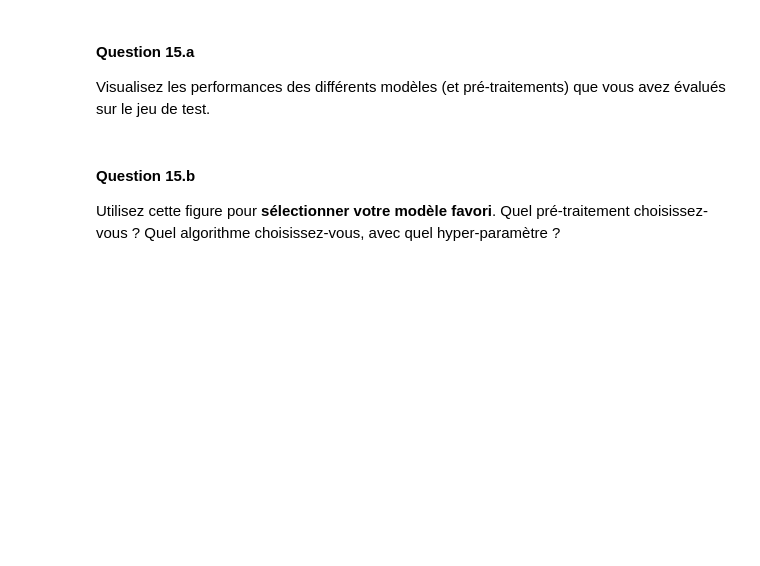
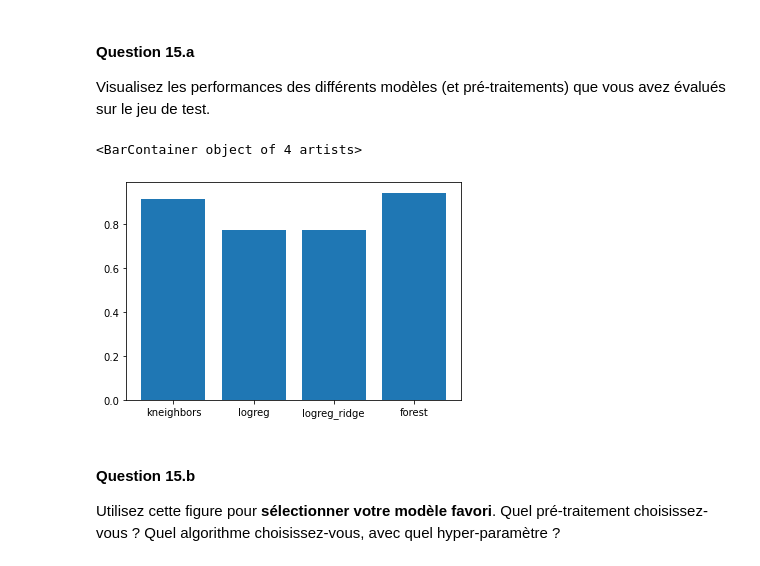
Before and after one commit to MariusAlonso/Projet_SDD, a Jupyter notebook: Projet.ipynb, the cells around one changed output. Saved outputs shown, nothing was run; the diff lists cells and outputs as text; code cells hidden in the pictures; blank space fills up the shorter version.

```diff
--- a/Projet.ipynb
+++ b/Projet.ipynb
@@ -236,3 +276,6 @@ __Conseils :__
 # %% [markdown]
 #### Question 11.b
 Évaluez le F-score de cette régression logistique non-régularisée sur le jeu de test.
+# %%
+logreg_score = metrics.f1_score(y_pred_test, y_test)
+print("F1-score: %.2f" % logreg_score)
@@ -245,3 +317,10 @@ Déterminez par validation croisée une valeur optimale du coefficient de régul
 # %% [markdown]
 #### Question 13.b
 Quel est le F-score, sur le jeu de test, d'une régression logistique avec régularisation ridge et ce coefficient de régularisation optimal, entraînée sur le jeu d'entraînement ?
+# %%
+logreg_ridge = LogisticRegression(penalty='l2', C=1/alpha_max)
+logreg_ridge.fit(X_train_preprocessed, y_train)
+y_pred_test = logreg_ridge.predict(X_test_preprocessed)
+
+logreg_ridge_score = metrics.f1_score(y_pred_test, y_test)
+print("F1-score: %.2f" % logreg_ridge_score)
@@ -256,3 +341,21 @@ Entraînez une forêt aléatoire sur le jeu d'entraînement et évaluez son F-sc
 __Conseils :__
 * Vous trouverez les outils nécessaires dans la classe `RandomForestClassifier` du module `ensemble` de `scikit-learn`.
 * Choisissez le nombre d'arbres par validation croisée.
+# %%
+# define model and alpha values to evaluate
+forest = RandomForestClassifier()
+n_estimators = np.logspace(0.5,2.5,5).astype(int)
+
+# define gridsearch
+tuned_parameters = [{'n_estimators': n_estimators}]
+nb_folds = 5
+grid = GridSearchCV(forest, tuned_parameters, cv=nb_folds, refit=False)
+
+# run gridsearch
+grid.fit(X_train_preprocessed, y_train)
+
+# get adjusted R2
+scores = grid.cv_results_['mean_test_score']
+n_estimators_max = n_estimators[scores.argmax()]
+print(scores)
+print(n_estimators_max, scores.max())
@@ -258,0 +365,7 @@ __Conseils :__
+# %%
+forest = RandomForestClassifier(n_estimators = n_estimators_max)
+forest.fit(X_train_preprocessed, y_train)
+y_pred_test = forest.predict(X_test_preprocessed)
+
+forest_score = metrics.f1_score(y_pred_test, y_test)
+print("F1-score: %.2f" % forest_score)
@@ -261,6 +376,11 @@ __Conseils :__
 # %% [markdown]
 #### Question 15.a
 Visualisez les performances des différents modèles (et pré-traitements) que vous avez évalués sur le jeu de test.
+# %%
+plt.bar(["kneighbors","logreg","logreg_ridge","forest"], [kneighbors_score, logreg_score, logreg_ridge_score, forest_score])
+# %% [output]
+<BarContainer object of 4 artists>
+[figure, added]
 # %% [markdown]
 #### Question 15.b
 Utilisez cette figure pour __sélectionner votre modèle favori__. Quel pré-traitement choisissez-vous ? Quel algorithme choisissez-vous, avec quel hyper-paramètre ?
```
Also changed, not shown: parts of 18 cells of this notebook.
